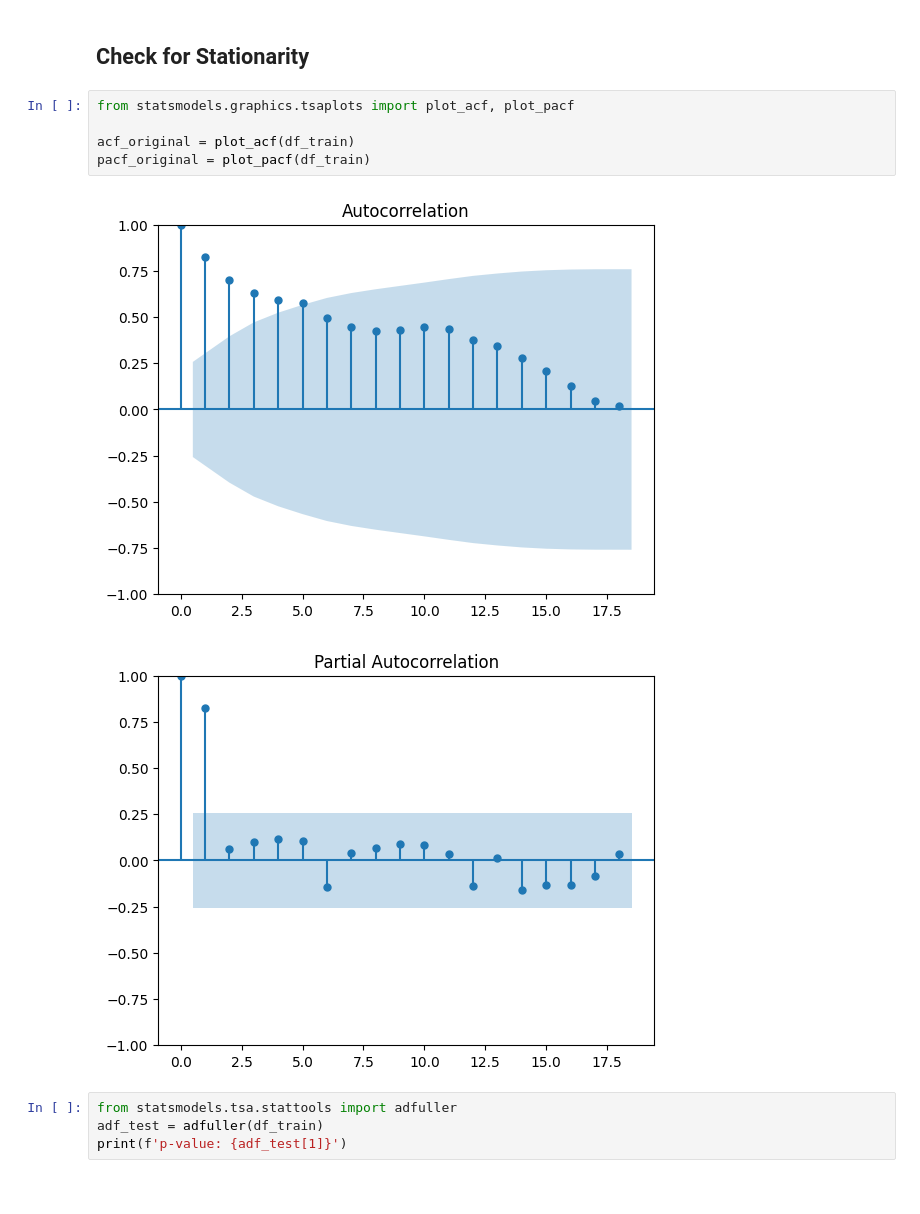
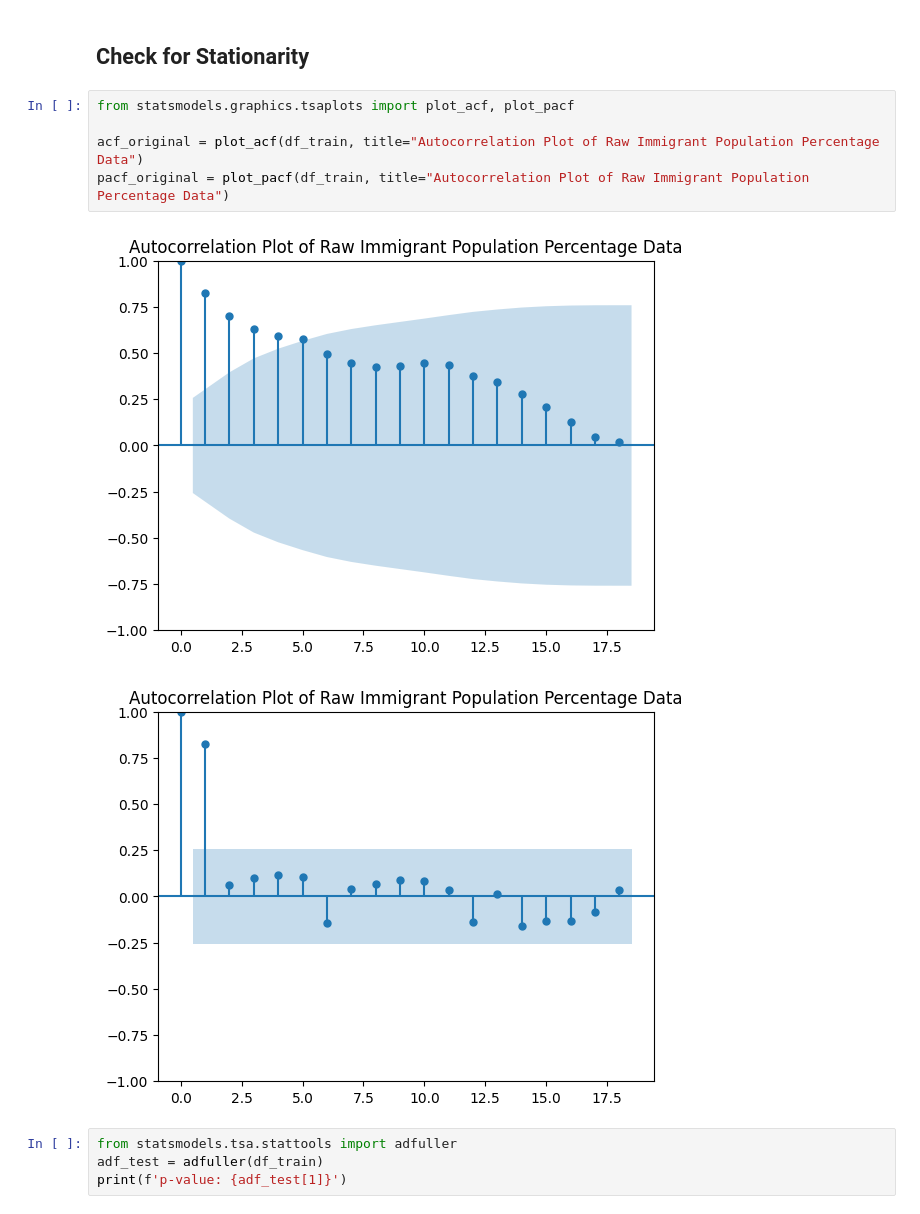
Before and after one commit to nocturneC/DS4002-Project2, a Jupyter notebook: SCRIPTS/analysis2.ipynb, the cells around one changed output. Saved outputs shown, nothing was run; the diff lists cells and outputs as text.

```diff
--- a/SCRIPTS/analysis2.ipynb
+++ b/SCRIPTS/analysis2.ipynb
@@ -29,11 +28,11 @@ df_test = df1[~msk].copy()
 # %%
 from statsmodels.graphics.tsaplots import plot_acf, plot_pacf
 
-acf_original = plot_acf(df_train)
-pacf_original = plot_pacf(df_train)
+acf_original = plot_acf(df_train, title="Autocorrelation Plot of Raw Immigrant Population Percentage Data")
+pacf_original = plot_pacf(df_train, title="Autocorrelation Plot of Raw Immigrant Population Percentage Data")
 # %% [output]
-[figure, old version]
+[figure, new version]
-[figure, old version]
+[figure, new version]
 # %%
 from statsmodels.tsa.stattools import adfuller
 adf_test = adfuller(df_train)
```
Also changed, not shown: parts of 20 cells of this notebook.
